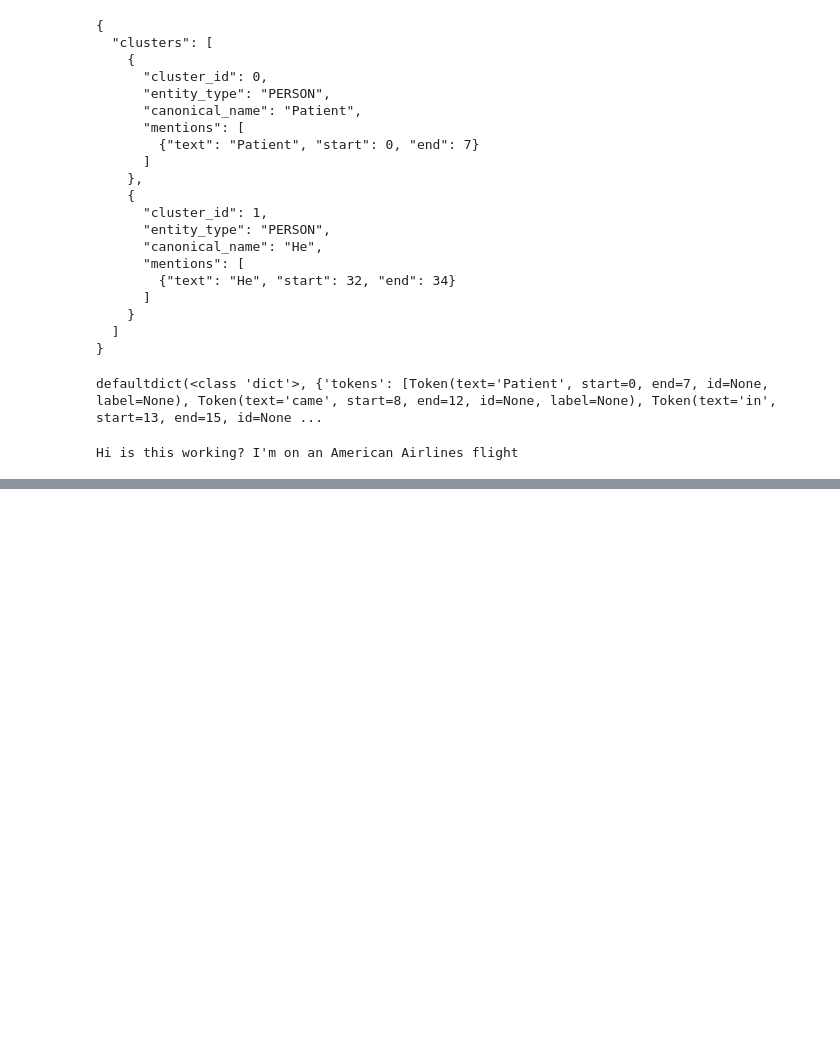
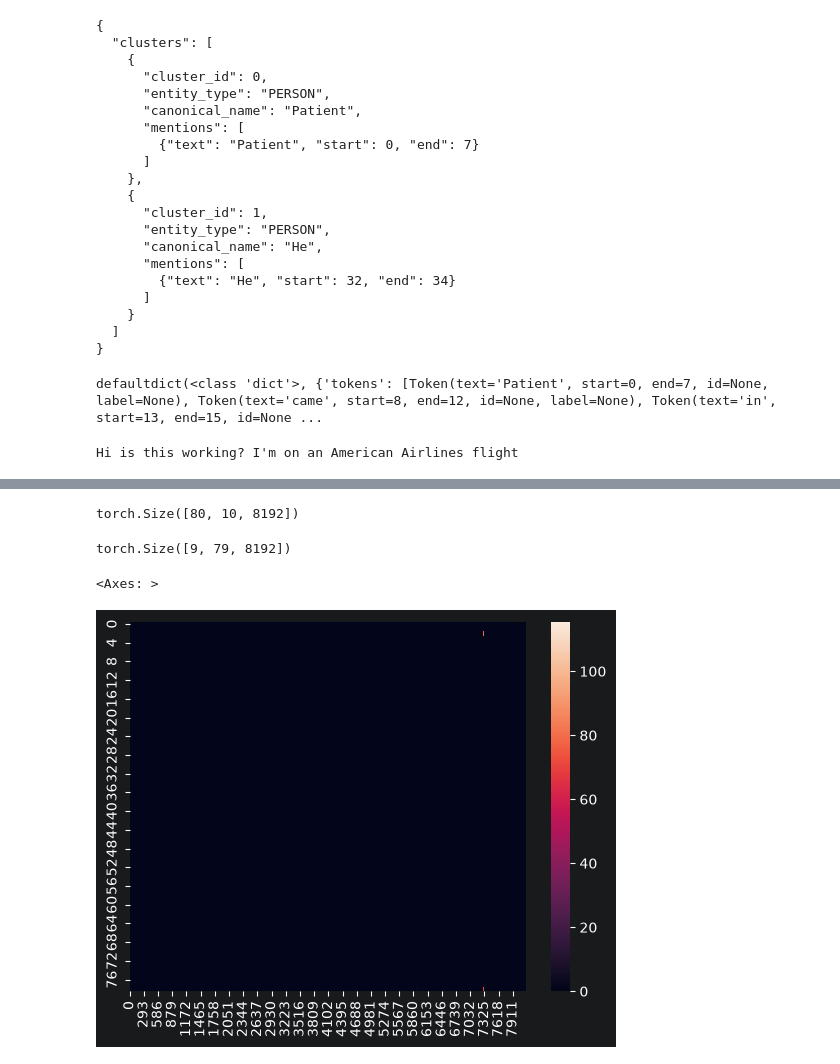
Before and after one commit to cfavreau0019/semanticdynamics, a Jupyter notebook: sandbox/population_generator.ipynb, the cells around one changed output, grey strips where cells are left out. Drawn from its saved outputs; the diff is of its cells as text; code cells hidden in the pictures; blank space fills up the shorter version.

```diff
--- a/sandbox/population_generator.ipynb
+++ b/sandbox/population_generator.ipynb
@@ -436,0 +670,20 @@ Hi is this working? I'm on an American Airlines flight
+# %%
+embeds[0].shape
+# %% [output]
+torch.Size([80, 10, 8192])
+# %%
+t = torch.stack([e.mean(dim=1) for e in embeds.values()])
+subtract = t[:,1:,:] - t[:,:-1,:]
+print(subtract.shape)
+# %% [output]
+torch.Size([9, 79, 8192])
+# %%
+var, mean = torch.var_mean(t,dim=0)
+var_sub, mean_sub = torch.var_mean(subtract,dim=0)
+# %%
+import seaborn as sns
+#sns.heatmap(mean.detach().float().numpy())
+sns.heatmap(var_sub.detach().float().numpy())
+# %% [output]
+<Axes: >
+[figure, added]
```
Also changed, not shown: parts of 32 cells of this notebook, 15 other files.
